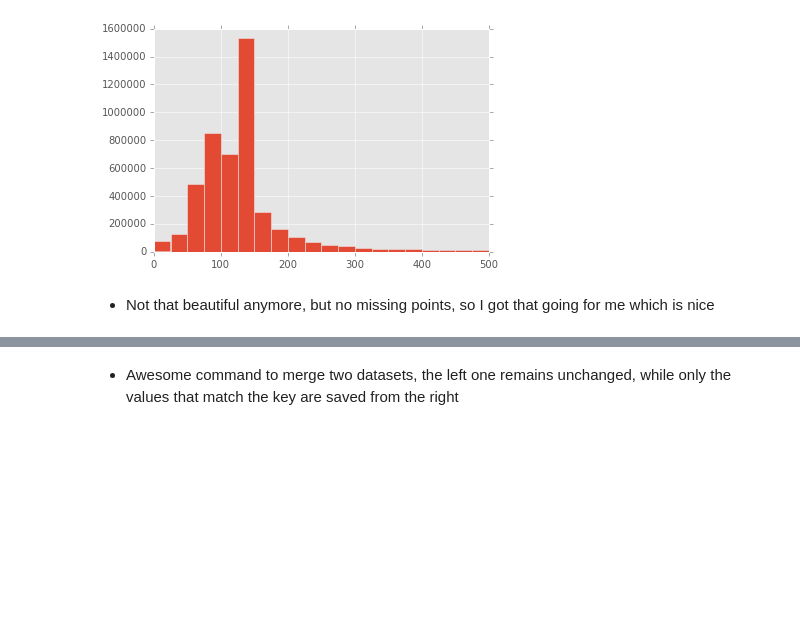
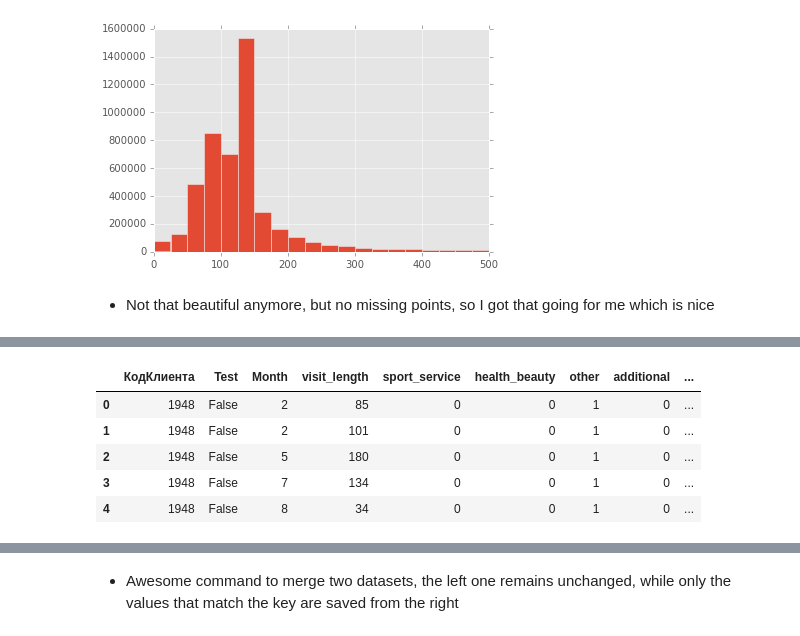
Before and after one commit to DmitrySerg/WorldClass, a Jupyter notebook: WorldClass_DataPrep.ipynb, the cells around one changed output, grey strips where cells are left out. Saved outputs shown, nothing was run; the diff lists cells and outputs as text; code cells hidden in the pictures; blank space fills up the shorter version.

```diff
--- a/WorldClass_DataPrep.ipynb
+++ b/WorldClass_DataPrep.ipynb
@@ -499,0 +706,2 @@ att_data_group = att_data.groupby('КодКлиента')
+# %%
+clean_att_data_subset['Month'] = clean_att_data_subset.Дата.apply(lambda x: x.month)
@@ -499,0 +732,18 @@ att_data_group = att_data.groupby('КодКлиента')
+# %%
+sub_list = clean_att_data_subset[['sport_service', 'health_beauty', 'other','additional','coach','coach_vip']]
+# %%
+att_grouped = sub_list.groupby([clean_att_data_subset['КодКлиента'],
+                                clean_att_data_subset["Test"],
+                                clean_att_data_subset['Month'],
+                                clean_att_data_subset['visit_length']]).sum()
+# %%
+att_grouped = pd.DataFrame(att_grouped.reset_index())
+# %%
+att_grouped.head()
+# %% [output]
+|  | КодКлиента | Test | Month | visit_length | sport_service | health_beauty | other | additional | ... |
+| 0 | 1948 | False | 2 | 85 | 0 | 0 | 1 | 0 | ... |
+| 1 | 1948 | False | 2 | 101 | 0 | 0 | 1 | 0 | ... |
+| 2 | 1948 | False | 5 | 180 | 0 | 0 | 1 | 0 | ... |
+| 3 | 1948 | False | 7 | 134 | 0 | 0 | 1 | 0 | ... |
+| 4 | 1948 | False | 8 | 34 | 0 | 0 | 1 | 0 | ... |
```
Also changed, not shown: parts of 50 cells of this notebook.
